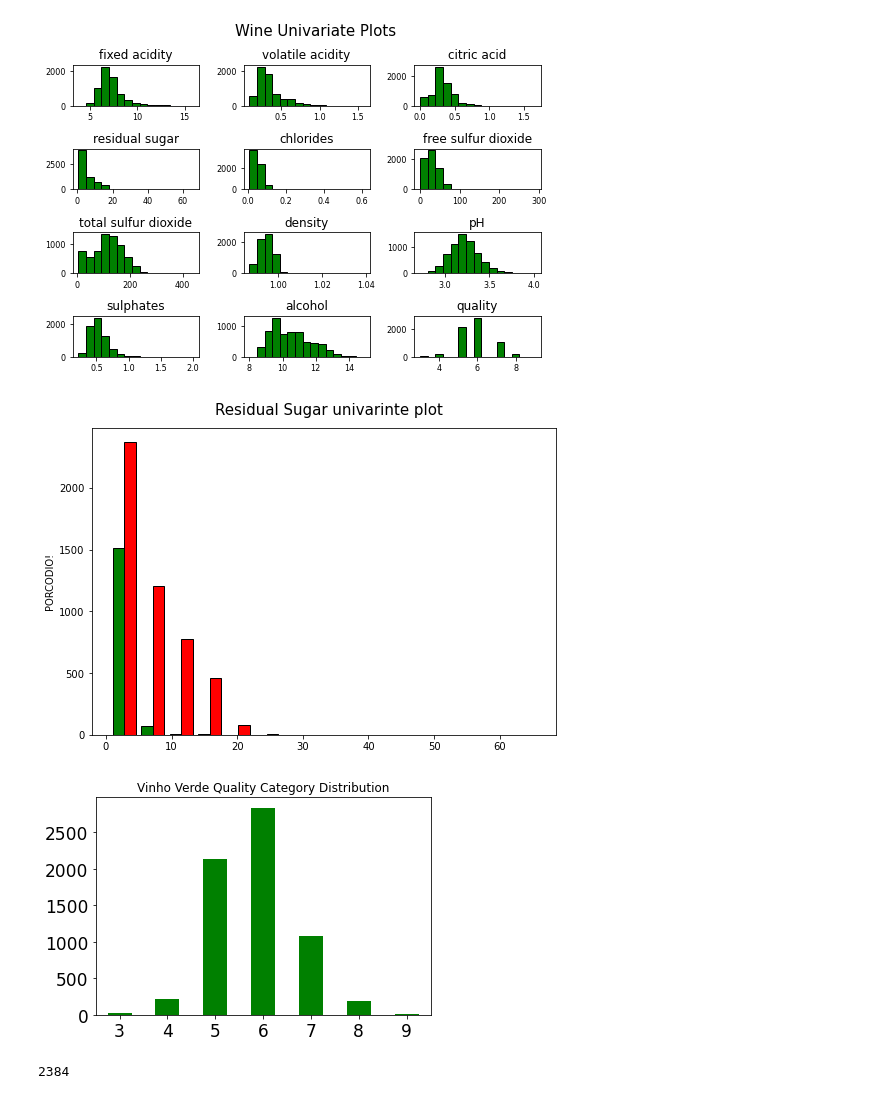
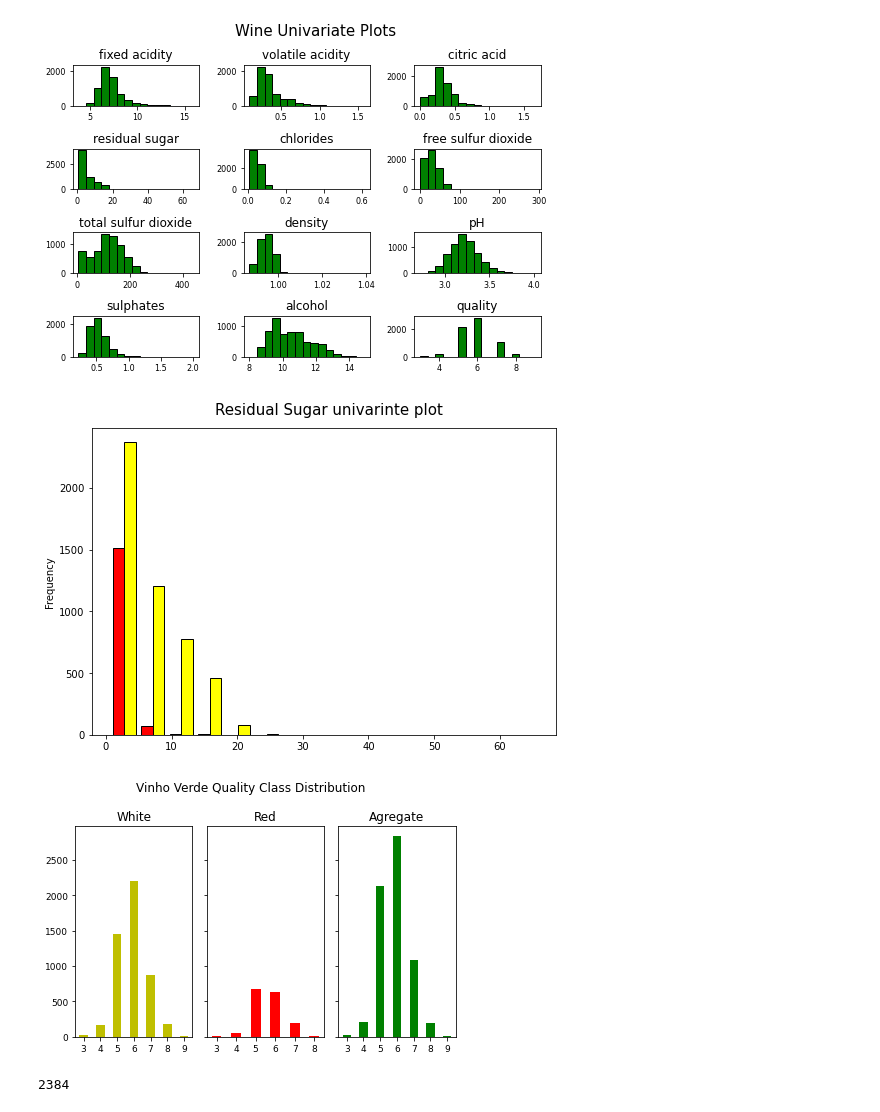
Before and after one commit to Jacopo-Spadon/Wine-not, a Jupyter notebook: Wine not data Wrangling.ipynb, the cells around one changed output. Saved outputs shown, nothing was run; the diff lists cells and outputs as text; code cells hidden in the pictures.

```diff
--- a/Wine not data Wrangling.ipynb
+++ b/Wine not data Wrangling.ipynb
@@ -251,29 +246,31 @@ sugar_white=wines[wines['wine_type'] == 'white']['residual sugar']
 
 comparative_sugar= pd.concat([sugar_red, sugar_white], axis='columns', keys=['Red Wine', 'White Wine'])
 
-plt.hist(comparative_sugar, bins=15, color=('green', 'red'), edgecolor='black')
+plt.hist(comparative_sugar, bins=15, color=('red', 'yellow'), edgecolor='black')
 plt.tight_layout(rect=(0, 0, 1.2, 1.2))
-plt.ylabel("PORCODIO!")
+plt.ylabel("Frequency")
 rt = plt.suptitle('Residual Sugar univarinte plot', x=0.65, y=1.25, fontsize=15)
 # %% [output]
-[figure, old version]
+[figure, new version]
 # %%
 # Vinho Verde Quality Class Distribution
 
 quality_sort=pd.Categorical([3,4,5,6,7,8,9], ordered=True)
 
+figure, axes = plt.subplots(1, 3, sharey=True)
+plt.subplots_adjust(hspace=.0)
 q=pd.DataFrame(data=(wines['quality'].value_counts().sort_index(level=quality_sort)))
+qred=pd.DataFrame(data=(red_df['quality'].value_counts().sort_index(level=quality_sort)))
+qwhite=pd.DataFrame(data=(white_df['quality'].value_counts().sort_index(level=quality_sort)))
 
-q.plot(y="quality", kind="bar", rot=0, fontsize=17, legend=None, color='g').set_title('Vinho Verde Quality Class Distribution');
+qred.plot(ax=axes[1], kind='bar', rot=0, fontsize=9, legend=None, color='r'); axes[1].set_title('Red')
+qwhite.plot(ax=axes[0], kind='bar', rot=0, fontsize=9, legend=None, color='y'); axes[0].set_title('White')
+q.plot(ax=axes[2], y="quality", kind="bar", rot=0, fontsize=9, legend=None, color='g').set_title('Agregate');
 
-
-# figure, axes = plt.subplots(1, 2, sharey=True)
-# plt.subplots_adjust(hspace=.0)
-# qwhite.plot(ax=axes[0], kind='bar', rot=0, fontsize=9, legend=None, color='y'); axes[0].set_title('White')
-# qred.plot(ax=axes[1], kind='bar', rot=0, fontsize=9, legend=None, color='r'); axes[1].set_title('Red')
-# figure.suptitle('Horizontally stacked subplots');
+figure.suptitle('Vinho Verde Quality Class Distribution');
+plt.tight_layout()
 # %% [output]
-[figure, old version]
+[figure, new version]
 # %%
 wines[wines['quality_label'] == 'low']['alcohol'].count()
 # %% [output]
```
Also changed, not shown: parts of 4 cells of this notebook.
